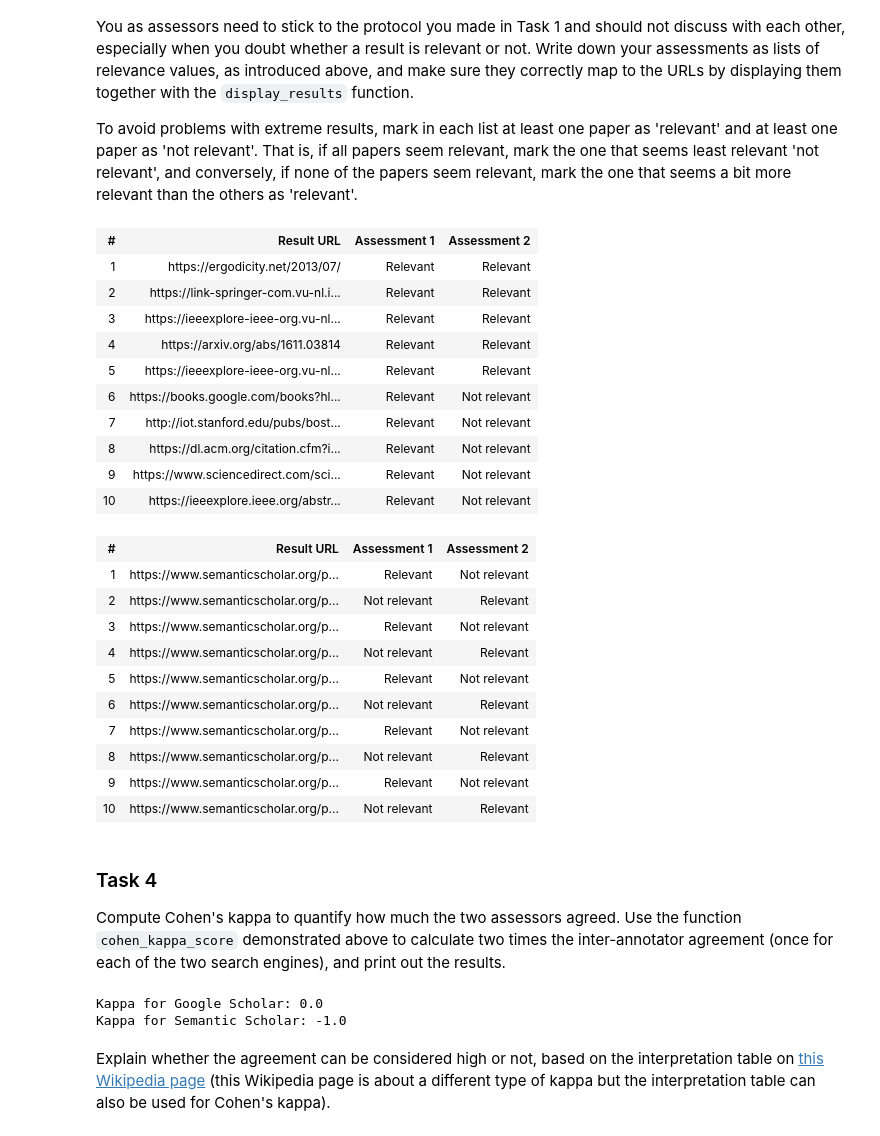
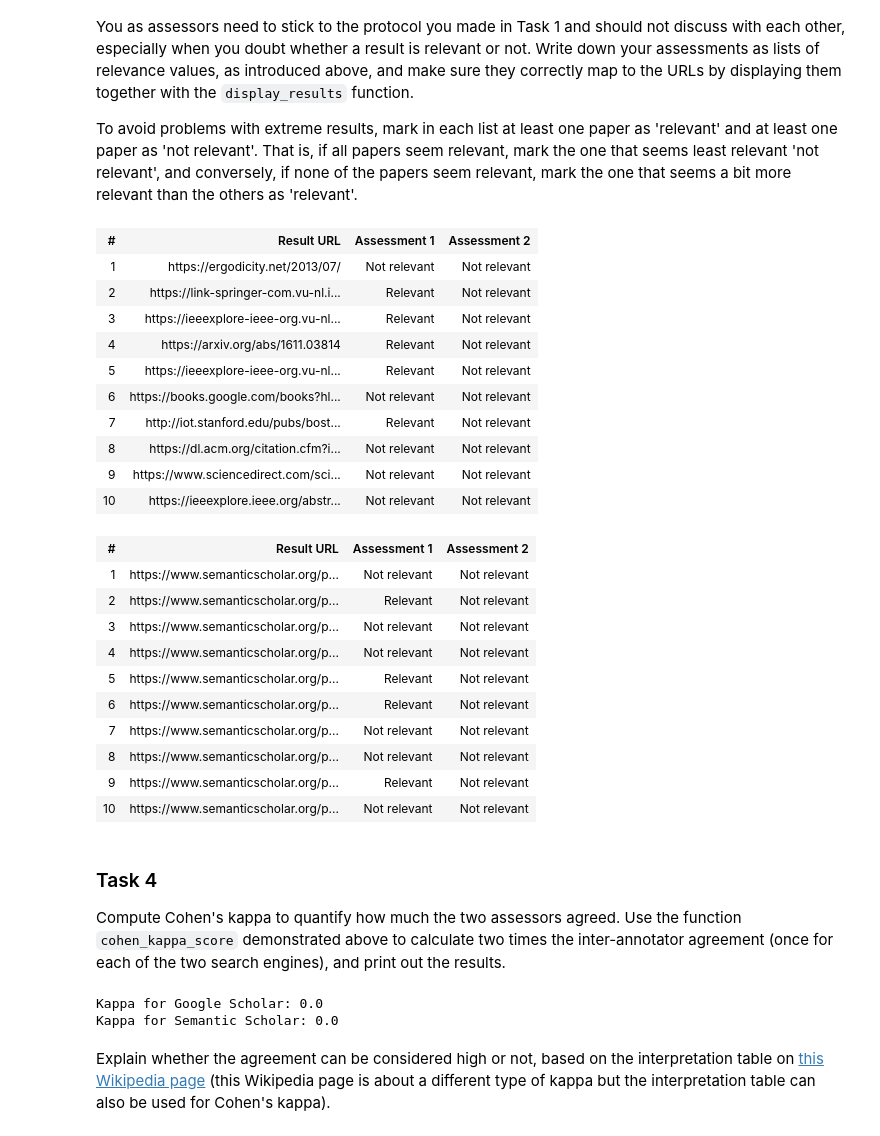
Before and after one commit to AndrewHarrison/IR2019, a Jupyter notebook: 04_evaluating.ipynb, the cells around one changed output. Saved outputs shown, nothing was run; the diff lists cells and outputs as text; code cells hidden in the pictures.

```diff
--- a/04_evaluating.ipynb
+++ b/04_evaluating.ipynb
@@ -262,46 +262,46 @@ To avoid problems with extreme results, mark in each list at least one paper as
 # %%
 # 0 = not relevant; 1 = relevant
 
 # You only need to create 4 of the following 6 lists, again depending on which search engines you chose.
 
 # Assessment 1 is from you:
 
-assessment1_google = [1,1,1,1,1,1,1,1,1,1]
-assessment1_semantic = [1,0,1,0,1,0,1,0,1,0]
+assessment1_google = [0,1,1,1,1,0,1,0,0,0]
+assessment1_semantic = [0,1,0,0,1,1,0,0,1,0]
 #assessment1_pubmed = ...
 
 # Assessment 2 is from your fellow student (don't show him/her your own assessment!):
 
-assessment2_google = [1,1,1,1,1,0,0,0,0,0]
-assessment2_semantic = [0,1,0,1,0,1,0,1,0,1]
+assessment2_google = [0,0,0,0,0,0,0,0,0,0]
+assessment2_semantic = [0,0,0,0,0,0,0,0,0,0]
 #assessment2_pubmed = ...
 
 # Call display_results here
 display_results(urls_google,assessment1_google, assessment2_google)
 display_results(urls_semantic, assessment1_semantic, assessment2_semantic)
 # %% [output]
 | # | Result URL | Assessment 1 | Assessment 2 |
-| 1 | https://ergodicity.net/2013/07/ | Relevant | Relevant |
-| 2 | https://link-springer-com.vu-nl.i... | Relevant | Relevant |
-| 3 | https://ieeexplore-ieee-org.vu-nl... | Relevant | Relevant |
-| 4 | https://arxiv.org/abs/1611.03814 | Relevant | Relevant |
-| 5 | https://ieeexplore-ieee-org.vu-nl... | Relevant | Relevant |
-| 6 | https://books.google.com/books?hl... | Relevant | Not relevant |
+| 1 | https://ergodicity.net/2013/07/ | Not relevant | Not relevant |
+| 2 | https://link-springer-com.vu-nl.i... | Relevant | Not relevant |
+| 3 | https://ieeexplore-ieee-org.vu-nl... | Relevant | Not relevant |
+| 4 | https://arxiv.org/abs/1611.03814 | Relevant | Not relevant |
+| 5 | https://ieeexplore-ieee-org.vu-nl... | Relevant | Not relevant |
+| 6 | https://books.google.com/books?hl... | Not relevant | Not relevant |
 | 7 | http://iot.stanford.edu/pubs/bost... | Relevant | Not relevant |
-| 8 | https://dl.acm.org/citation.cfm?i... | Relevant | Not relevant |
-| 9 | https://www.sciencedirect.com/sci... | Relevant | Not relevant |
-| 10 | https://ieeexplore.ieee.org/abstr... | Relevant | Not relevant |
+| 8 | https://dl.acm.org/citation.cfm?i... | Not relevant | Not relevant |
+| 9 | https://www.sciencedirect.com/sci... | Not relevant | Not relevant |
+| 10 | https://ieeexplore.ieee.org/abstr... | Not relevant | Not relevant |
 | # | Result URL | Assessment 1 | Assessment 2 |
-| 1 | https://www.semanticscholar.org/p... | Relevant | Not relevant |
-| 2 | https://www.semanticscholar.org/p... | Not relevant | Relevant |
-| 3 | https://www.semanticscholar.org/p... | Relevant | Not relevant |
-| 4 | https://www.semanticscholar.org/p... | Not relevant | Relevant |
+| 1 | https://www.semanticscholar.org/p... | Not relevant | Not relevant |
+| 2 | https://www.semanticscholar.org/p... | Relevant | Not relevant |
+| 3 | https://www.semanticscholar.org/p... | Not relevant | Not relevant |
+| 4 | https://www.semanticscholar.org/p... | Not relevant | Not relevant |
 | 5 | https://www.semanticscholar.org/p... | Relevant | Not relevant |
-| 6 | https://www.semanticscholar.org/p... | Not relevant | Relevant |
-| 7 | https://www.semanticscholar.org/p... | Relevant | Not relevant |
-| 8 | https://www.semanticscholar.org/p... | Not relevant | Relevant |
+| 6 | https://www.semanticscholar.org/p... | Relevant | Not relevant |
+| 7 | https://www.semanticscholar.org/p... | Not relevant | Not relevant |
+| 8 | https://www.semanticscholar.org/p... | Not relevant | Not relevant |
 | 9 | https://www.semanticscholar.org/p... | Relevant | Not relevant |
-| 10 | https://www.semanticscholar.org/p... | Not relevant | Relevant |
+| 10 | https://www.semanticscholar.org/p... | Not relevant | Not relevant |
 # %% [markdown]
 ### Task 4
 
@@ -318,7 +318,7 @@ print("Kappa for Semantic Scholar:", kappa_semantic)
 #print("Kappa for PubMed:", kappa_pubmed)
 # %% [output]
 Kappa for Google Scholar: 0.0
-Kappa for Semantic Scholar: -1.0
+Kappa for Semantic Scholar: 0.0
 # %% [markdown]
 Explain whether the agreement can be considered high or not, based on the interpretation table on [this Wikipedia page](https://en.wikipedia.org/wiki/Fleiss'_kappa#Interpretation) (this Wikipedia page is about a different type of kappa but the interpretation table can also be used for Cohen's kappa).
 # %% [markdown]
```
Also changed, not shown: parts of 3 cells of this notebook.
